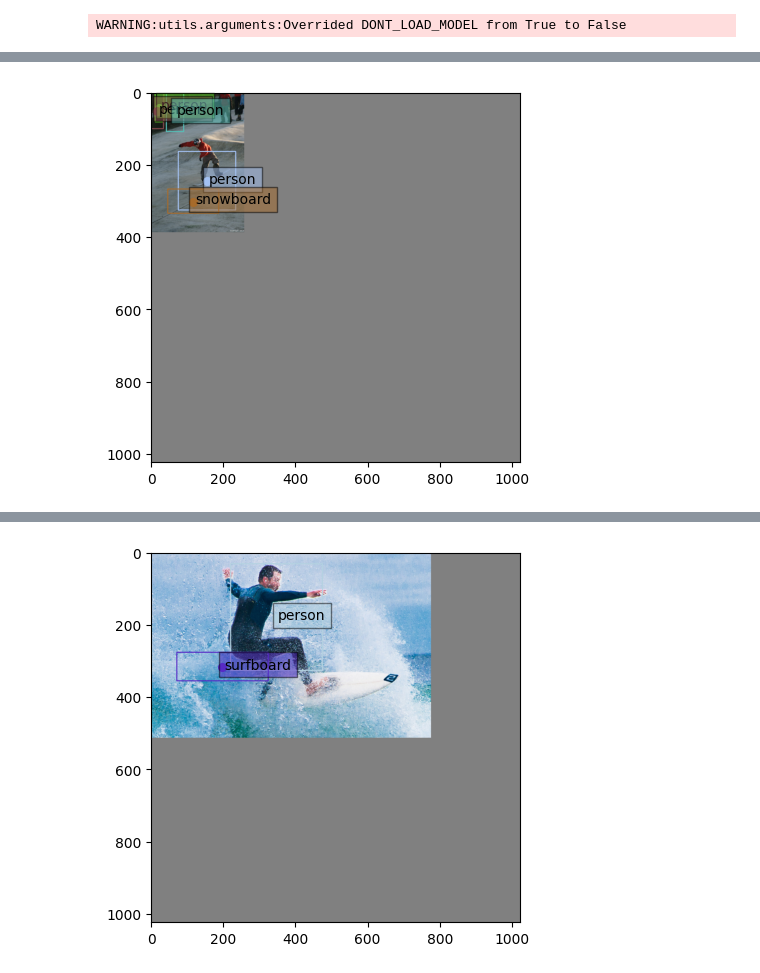
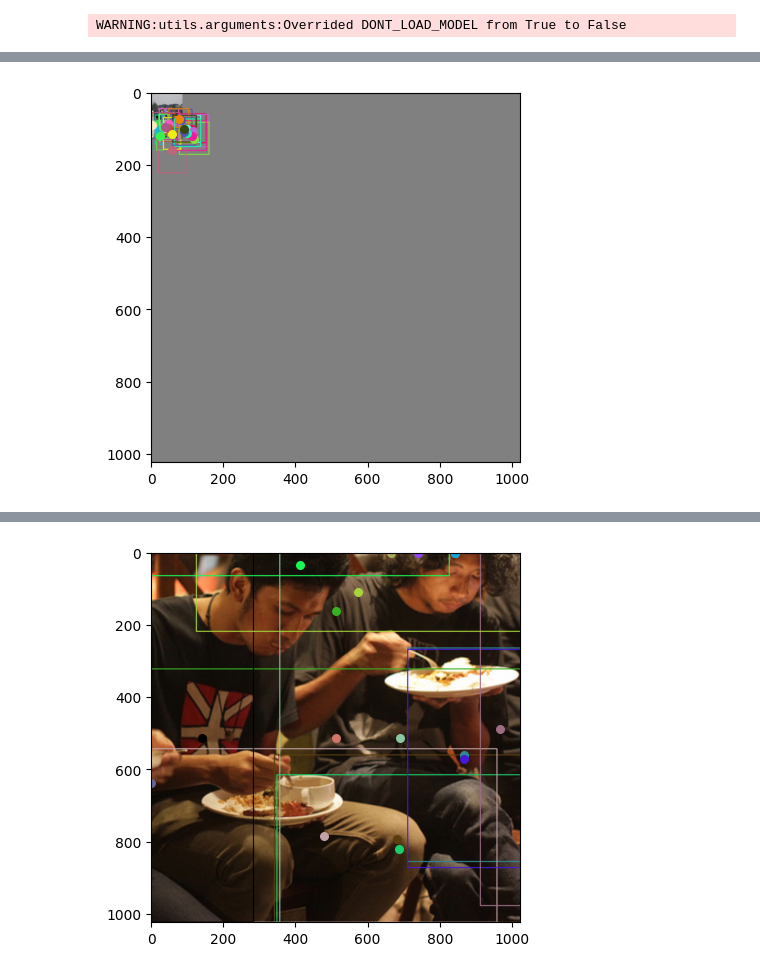
Before and after one commit to jdj2261/X-Decoder, a Jupyter notebook: notebooks/02_vcoco_modified_datasets.ipynb, the cells around one changed output, grey strips where cells are left out. Saved outputs shown, nothing was run; the diff lists cells and outputs as text; code cells hidden in the pictures.

```diff
--- a/notebooks/02_vcoco_modified_datasets.ipynb
+++ b/notebooks/02_vcoco_modified_datasets.ipynb
@@ -50,7 +50,7 @@ Invalid MIT-MAGIC-COOKIE-1 key
 from utils.arguments import load_vcoco_opt_command, load_vcoco_parser
 
 cmdline_args = load_vcoco_parser()
-cmdline_args.conf_files = [os.path.join(home_dir, "configs/hdecoder/vcoco.yaml")]
+cmdline_args.conf_files = [os.path.join(home_dir, "configs/hdecoder/vcoco_modified.yaml")]
 # cmdline_args.overrides = ['WEIGHT', 'true', 'RESUME_FROM', '../checkpoints/xdecoder_focalt_best_openseg.pt']
 cmdline_args.overrides = ['DONT_LOAD_MODEL', 'false', 'PYLEARN_MODEL', '../data/output/test/00062100/default/raw_model_states.pt']
 
@@ -86,28 +113,17 @@ with torch.no_grad():
         if idx > 2:
             break
         for key, batch in batches.items():
-            for test in batch:
-                target_img = test["image"]
-                # pixel_mean = torch.Tensor([123.675, 116.280, 103.530]).view(-1, 1, 1)
-                # pixel_std = torch.Tensor([58.395, 57.120, 57.375]).view(-1, 1, 1)
-                # target_img = (target_img - pixel_mean) / pixel_std
-                target = test["instances"]
+            for idx, batch_per_image in enumerate(batch):
+                obj_boxes = batch_per_image['instances'].gt_boxes.tensor
+                target_img = batch_per_image["image"]
                 img = target_img.permute(1, 2, 0).detach().cpu().numpy()
-                hh, ww = img.shape[0], img.shape[1]
+                obj_boxes = obj_boxes.cpu().numpy()
+
                 img = cv2.cvtColor(img, cv2.COLOR_BGR2RGB)
                 img = cv2.cvtColor(img, cv2.COLOR_RGB2BGR)
-
-                # obj_labels = []
-                # labels = []
-                # verb_names = []
-                # ob_boxes = []
-                # sub_boxes = []
-                labels = []
-                obj_boxes = target['boxes'].cpu().numpy()
-                for idx in target['labels']:
-                    label_name = get_coco_instance_ID_to_name(valid_obj_ids[idx])
-                    labels.append(label_name)
-                for label, box in zip(labels, obj_boxes):
+                # targets_per_image = batch_per_image["instances"].to(opt.device)
+                print(obj_boxes)
+                for box in obj_boxes:
                     color = random_color()
                     box = box.astype(int)
                     x1, y1, x2, y2 = box
@@ -117,42 +133,13 @@ with torch.no_grad():
                     y = (y1 + y2) / 2
 
                     plt.scatter(x, y, 30, color=[i/255 for i in color])
-                    plt.text(
-                        x + 5,
-                        y + 5,
-                        label,
-                        fontsize=10,
-                        bbox=dict(facecolor=[i/255 for i in color], alpha=0.5),
-                        )
-
-                # for test in range(obj_boxes.shape[0]):
-                #     cx, cy, w, h = obj_boxes[test]
-                #     color = random_color()
-                #     cx, cy, w, h = cx * ww, cy * hh, w * ww, h * hh
-                #     n_box = list(map(int, [cx - 0.5 * w, cy - 0.5 * h, cx + 0.5 * w, cy + 0.5 * h]))
-                #     x1, y1, x2, y2 = n_box
-                #     ob_boxes.append(n_box)
-
-                # for idx in target['labels']:
-                #     label_name = get_coco_instance_ID_to_name(valid_obj_ids[idx])
-                #     labels.append(label_name)
-
-                # for label, box in zip(labels, ob_boxes):
-                #     color = random_color()
-                #     x1, y1, x2, y2 = box
-                #     cv2.rectangle(img, (x1, y1), (x2, y2), color, 2)
-
-                #     x = (x1 + x2) / 2
-                #     y = (y1 + y2) / 2
-
-                #     plt.scatter(x, y, 30, color=[i/255 for i in color])
-                #     plt.text(
-                #         x + 5,
-                #         y + 5,
-                #         label,
-                #         fontsize=10,
-                #         bbox=dict(facecolor=[i/255 for i in color], alpha=0.5),
-                #         )
+                    # plt.text(
+                    #     x + 5,
+                    #     y + 5,
+                    #     label,
+                    #     fontsize=10,
+                    #     bbox=dict(facecolor=[i/255 for i in color], alpha=0.5),
+                    #     )
 
                 plt.imshow(img)
                 plt.show()
@@ -161 +172 @@ with torch.no_grad():
-[figure, old version]
+[figure, new version]
@@ -162 +190 @@ with torch.no_grad():
-[figure, old version]
+[figure, new version]
```
Also changed, not shown: parts of 3 cells of this notebook, 10 other files.
